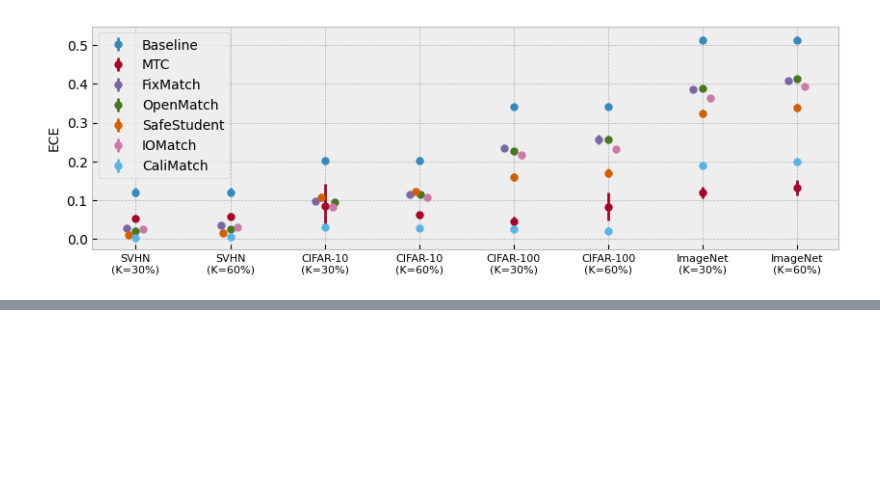
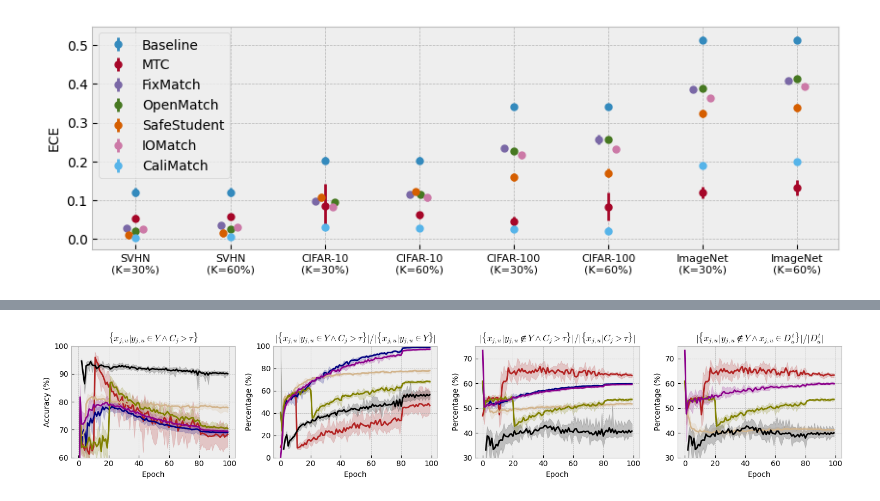
Before and after one commit to bogus215/SafeSSL-Calibration, a Jupyter notebook: jupyters/figure.ipynb, the cells around one changed output, grey strips where cells are left out. Cells and saved outputs as stored; diff of their text form; code cells hidden in the pictures; blank space fills up the shorter version.

```diff
--- a/jupyters/figure.ipynb
+++ b/jupyters/figure.ipynb
@@ -422,0 +530,95 @@ plt.show()
+# %%
+datasets = ["CIFAR10","CIFAR100"]
+colors = {"MTC":"firebrick","FixMatch":"navy","OpenMatch":'tan',"SafeStudent":'olive',"IOMatch":"darkmagenta","Proposed":'black'}
+
+# files = ["In_distribution_over_conf_0_95.csv","Selected_ratio_of_ID_over_conf_0_95.csv","Unseen_class_ratio_over_conf_0_95.csv","Unseen_class_ratio_both_under_ood_score_over_conf.csv"]
+
+import pandas as pd
+import os
+
+import matplotlib.pyplot as plt
+plt.style.use('bmh')
+
+fig, axes = plt.subplots(1,4, figsize=(15, 3))
+
+dataset = "CIFAR100"
+
+result = pd.read_csv(os.path.join(f"./{dataset}","In_distribution_over_conf_0_95.csv"))
+
+step = result['Step']
+value = result.drop(['Step'],axis=1)
+value.columns = [col1+col2 for col1, col2 in zip([col.replace("Grouped runs ","").split("-")[0].replace(") ","").replace("(","") for col in value.columns],[col.split(":")[1] for col in value.columns])]
+value.index = step
+
+for alg in ["MTC", "FixMatch", "OpenMatch","SafeStudent", "IOMatch", "Proposed"]:
+    axes[0].plot(value.index,(value[f'{alg}'+" ACC"])*1e2, label=alg, color=colors[alg])
+    axes[0].fill_between(value.index,value[f'{alg}'+" ACC__MIN"]*1e2,value[f'{alg}'+" ACC__MAX"]*1e2,alpha=.2, color=colors[alg])
+
+axes[0].set_xlabel("Epoch",size=10)
+axes[0].set_ylabel("Accuracy (%)",size=10)
+axes[0].set_ylim(60,100)
+axes[0].set_title("$\{x_{j,u} | y_{j,u} \in Y \wedge C_j> \\tau \}$",size=12)
+
+result = pd.read_csv(os.path.join(f"./{dataset}","Selected_ratio_of_ID_over_conf_0_95.csv"))
+
+step = result['Step']
+value = result.drop(['Step'],axis=1)
+
+value.columns = [col1+" "+col2 for col1, col2 in zip([col.replace("Grouped runs ","").split("-")[0].replace(") ","").replace("(","") for col in value.columns],[col.split("of i.d")[1].replace(" over conf 0.95","Ratio") for col in value.columns])]
+value.index = step
+
+for alg in ["MTC", "FixMatch", "OpenMatch","SafeStudent", "IOMatch", "Proposed"]:
+    axes[1].plot(value.index,(value[f'{alg}'+" Ratio"])*1e2, label=alg, color=colors[alg])
+    axes[1].fill_between(value.index,(value[f'{alg}'+" Ratio__MIN"])*1e2,(value[f'{alg}'+" Ratio__MAX"])*1e2,alpha=.2, color=colors[alg])
+
+axes[1].set_xlabel("Epoch",size=10)
+axes[1].set_ylabel("Percentage (%)",size=10)
+axes[1].set_ylim(0,100)
+axes[1].set_title("$|\{x_{j,u} | y_{j,u} \in Y \wedge C_j> \\tau \}|/|\{x_{j,u}|y_{j,u} \in Y\}|$",size=12)
+
+result = pd.read_csv(os.path.join(f"./{dataset}","Unseen_class_ratio_over_conf_0_95.csv"))
+
+step = result['Step']
+value = result.drop(['Step'],axis=1)
+
+value.columns = [col1+" "+col2 for col1, col2 in zip([col.replace("Grouped runs ","").split("-")[0].replace(") ","").replace("(","") for col in value.columns],[col.split("class ratio")[1].replace(" over conf 0.95","Ratio") for col in value.columns])]
+value.index = step
+
+for alg in ["MTC", "FixMatch", "OpenMatch","SafeStudent", "IOMatch", "Proposed"]:
+    axes[2].plot(value.index,(value[f'{alg}'+" Ratio"])*1e2, label=alg, color=colors[alg])
+    axes[2].fill_between(value.index,(value[f'{alg}'+" Ratio__MIN"])*1e2,(value[f'{alg}'+" Ratio__MAX"])*1e2,alpha=.2, color=colors[alg])
+
+axes[2].set_xlabel("Epoch",size=10)
+axes[2].set_ylabel("Percentage (%)",size=10)
+
+if dataset == 'CIFAR10':
+    axes[2].set_ylim(0,80)
+else:
+    axes[2].set_ylim(30,75)
+axes[2].set_title("$|\{x_{j,u} | y_{j,u} \\notin Y \wedge C_j> \\tau \}|/|\{x_{j,u}|C_j> \\tau\}|$",size=12)
+
+result = pd.read_csv(os.path.join(f"./{dataset}","Unseen_class_ratio_both_under_ood_score_over_conf.csv"))
+
+step = result['Step']
+value = result.drop(['Step'],axis=1)
+
+value.columns = [col1+" "+col2 for col1, col2 in zip([col.replace("Grouped runs ","").split("-")[0].replace(") ","").replace("(","") for col in value.columns],[col.split("0.5 and")[1].replace(" over conf 0.95","Ratio") for col in value.columns])]
+value.index = step
+
+for alg in ["MTC", "OpenMatch","SafeStudent", "IOMatch", "Proposed"]:
+    axes[3].plot(value.index,(value[f'{alg}'+" Ratio"])*1e2, label=alg, color=colors[alg])
+    axes[3].fill_between(value.index,(value[f'{alg}'+" Ratio__MIN"])*1e2,(value[f'{alg}'+" Ratio__MAX"])*1e2,alpha=.2, color=colors[alg])
+
+axes[3].set_xlabel("Epoch",size=10)
+axes[3].set_ylabel("Percentage (%)",size=10)
+
+if dataset == "CIFAR10":
+    axes[3].set_ylim(0,80)
+else:
+    axes[3].set_ylim(30,75)
+axes[3].set_title("$|\{x_{j,u} | y_{j,u} \\notin Y \wedge x_{j,u} \in D_u^t\}|/|D_u^t|$",size=12)
+
+plt.tight_layout()
+plt.show()
+# %% [output]
+[figure, added]
```
Also changed, not shown: parts of 3 cells of this notebook, 5 other files.
